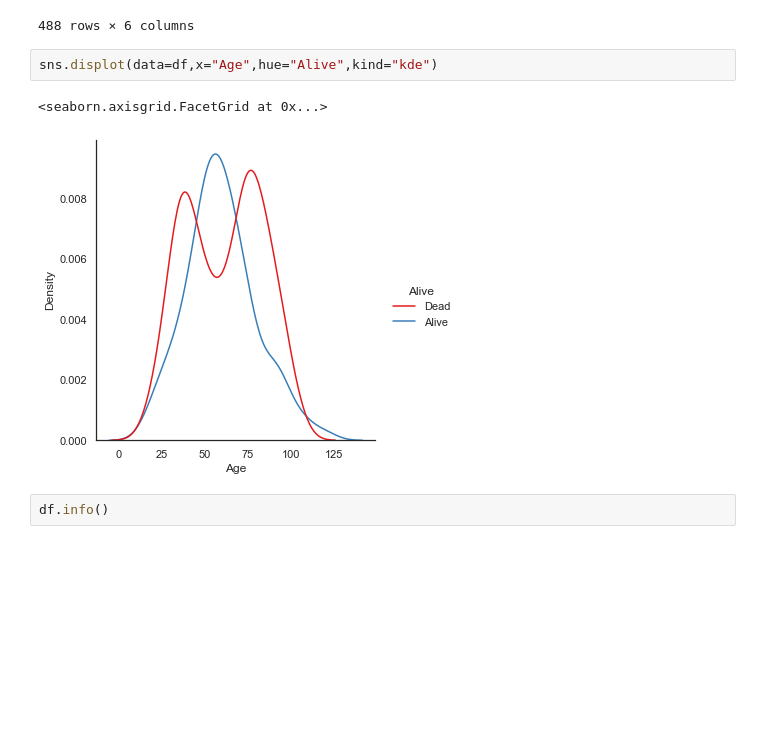
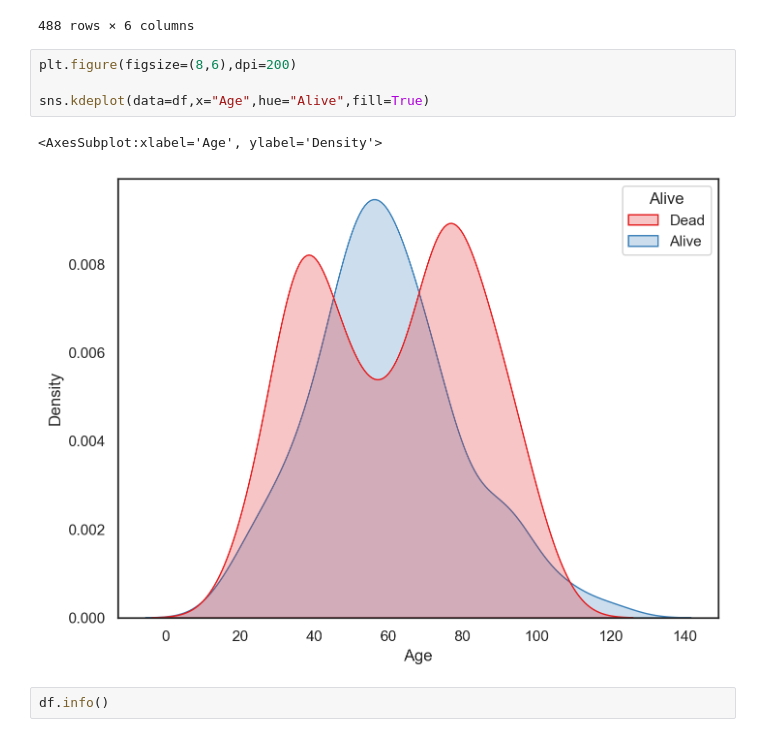
Before and after one commit to dmnkfr/mountaineers, a Jupyter notebook: mountaineers_wiki.ipynb, the cells around one changed output. Drawn from its saved outputs; the diff is of its cells as text; blank space fills up the shorter version.

```diff
--- a/mountaineers_wiki.ipynb
+++ b/mountaineers_wiki.ipynb
@@ -349,11 +351,13 @@ df
 | 574 | Wawrzyniec Żuławski | 1916 | 1957.0 | Poland | 41.0 | Dead |
 | 575 | Matthias Zurbriggen | 1856 | 1917.0 | Switzerland | 61.0 | Dead |
 488 rows × 6 columns
-# %%
-sns.displot(data=df,x="Age",hue="Alive",kind="kde")
-# %% [output]
-<seaborn.axisgrid.FacetGrid at 0x...>
-[figure, removed]
+# %%
+plt.figure(figsize=(8,6),dpi=200)
+
+sns.kdeplot(data=df,x="Age",hue="Alive",fill=True)
+# %% [output]
+<AxesSubplot:xlabel='Age', ylabel='Density'>
+[figure, added]
 # %%
 df.info()
 # %% [output]
```
Also changed, not shown: parts of 7 cells of this notebook, 1 other file.
